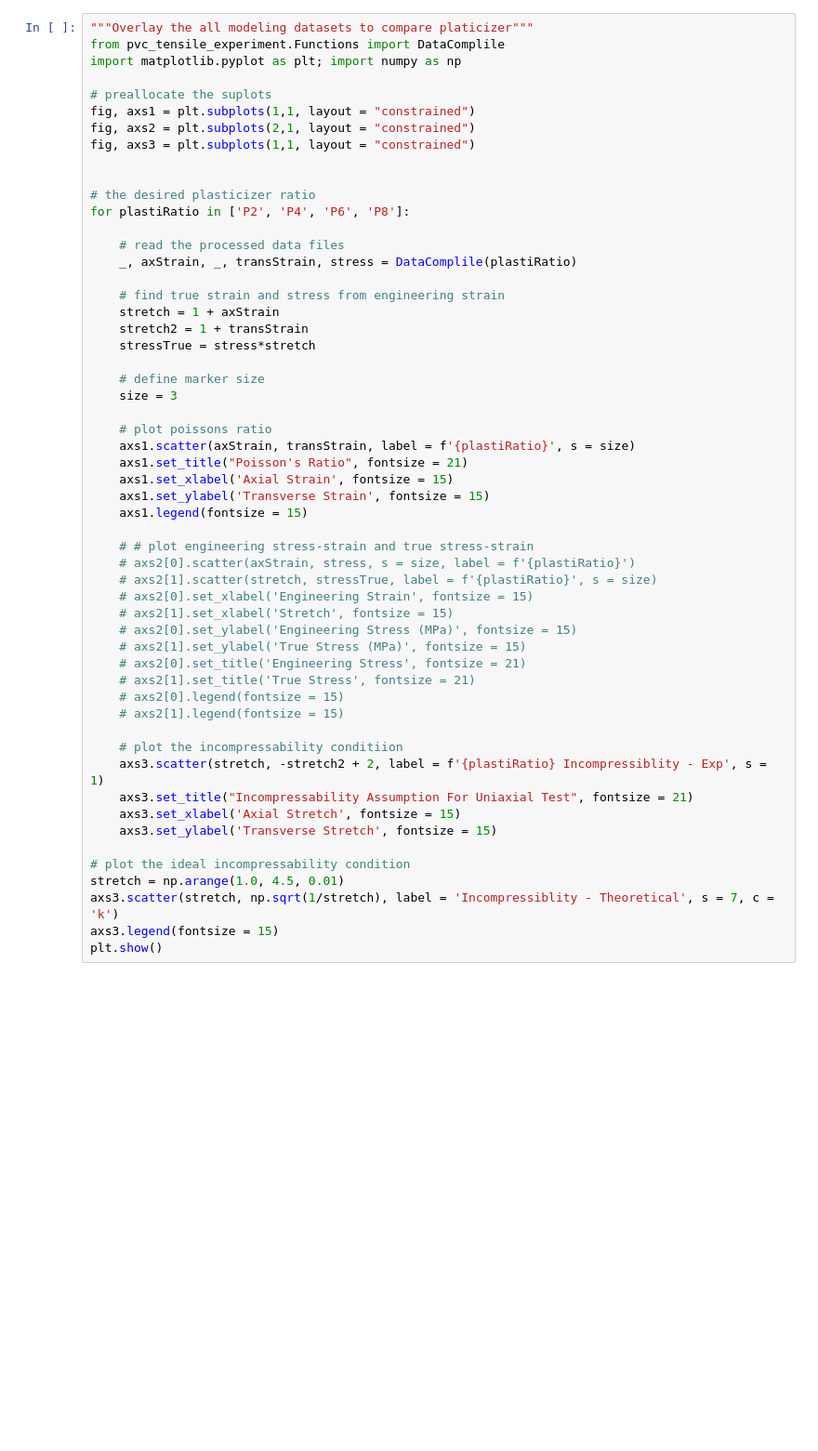
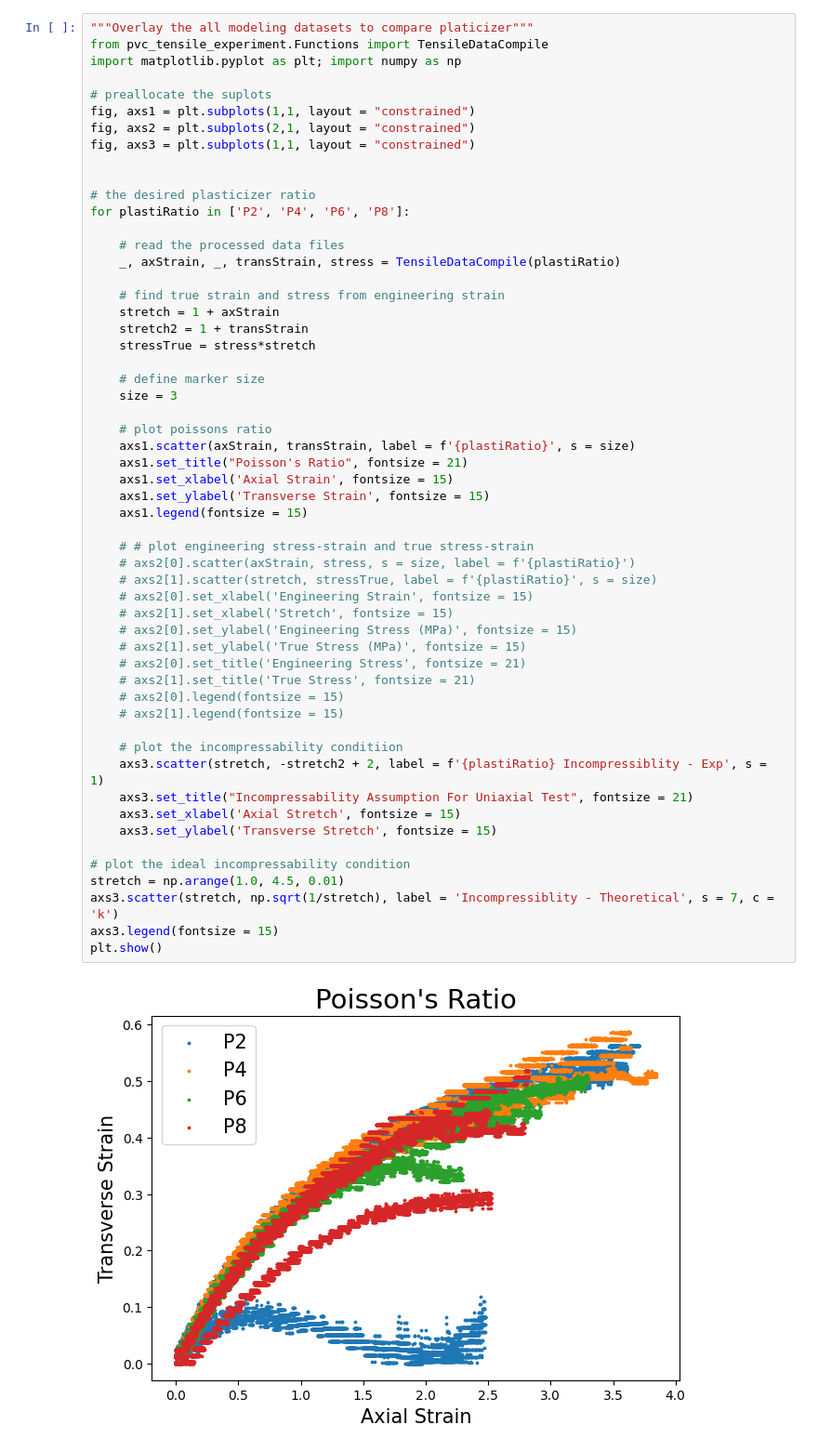
Before and after one commit to TheDuckenEngineer/PVC-Tensile-Experiment, a Jupyter notebook: Data Viewer.ipynb, the cells around one changed output. Shown at 93% size. Saved outputs shown, nothing was run; the diff lists cells and outputs as text; blank space fills up the shorter version.

```diff
--- a/Data Viewer.ipynb
+++ b/Data Viewer.ipynb
@@ -61,6 +65,6 @@ plt.show()
 # %%
 """Overlay the all modeling datasets to compare platicizer"""
-from pvc_tensile_experiment.Functions import DataComplile
+from pvc_tensile_experiment.Functions import TensileDataCompile
 import matplotlib.pyplot as plt; import numpy as np
 
 # preallocate the suplots
@@ -73,7 +77,7 @@ fig, axs3 = plt.subplots(1,1, layout = "constrained")
 for plastiRatio in ['P2', 'P4', 'P6', 'P8']:
 
     # read the processed data files
-    _, axStrain, _, transStrain, stress = DataComplile(plastiRatio)
+    _, axStrain, _, transStrain, stress = TensileDataCompile(plastiRatio)
 
     # find true strain and stress from engineering strain
     stretch = 1 + axStrain
@@ -86,30 +90,32 @@ for plastiRatio in ['P2', 'P4', 'P6', 'P8']:
     # plot poissons ratio
     axs1.scatter(axStrain, transStrain, label = f'{plastiRatio}', s = size)
     axs1.set_title("Poisson's Ratio", fontsize = 21)
     axs1.set_xlabel('Axial Strain', fontsize = 15)
     axs1.set_ylabel('Transverse Strain', fontsize = 15)
     axs1.legend(fontsize = 15)
 
     # # plot engineering stress-strain and true stress-strain
     # axs2[0].scatter(axStrain, stress, s = size, label = f'{plastiRatio}')
     # axs2[1].scatter(stretch, stressTrue, label = f'{plastiRatio}', s = size)
     # axs2[0].set_xlabel('Engineering Strain', fontsize = 15)
     # axs2[1].set_xlabel('Stretch', fontsize = 15)
     # axs2[0].set_ylabel('Engineering Stress (MPa)', fontsize = 15)
     # axs2[1].set_ylabel('True Stress (MPa)', fontsize = 15)
     # axs2[0].set_title('Engineering Stress', fontsize = 21)
     # axs2[1].set_title('True Stress', fontsize = 21)
     # axs2[0].legend(fontsize = 15)
     # axs2[1].legend(fontsize = 15)
 
     # plot the incompressability conditiion
     axs3.scatter(stretch, -stretch2 + 2, label = f'{plastiRatio} Incompressiblity - Exp', s = 1)
     axs3.set_title("Incompressability Assumption For Uniaxial Test", fontsize = 21)
     axs3.set_xlabel('Axial Stretch', fontsize = 15)
     axs3.set_ylabel('Transverse Stretch', fontsize = 15)
 
 # plot the ideal incompressability condition
 stretch = np.arange(1.0, 4.5, 0.01)
 axs3.scatter(stretch, np.sqrt(1/stretch), label = 'Incompressiblity - Theoretical', s = 7, c = 'k')
 axs3.legend(fontsize = 15)
 plt.show()
+# %% [output]
+[figure, added]
```
Also changed, not shown: parts of 3 cells of this notebook, 2 other files.
